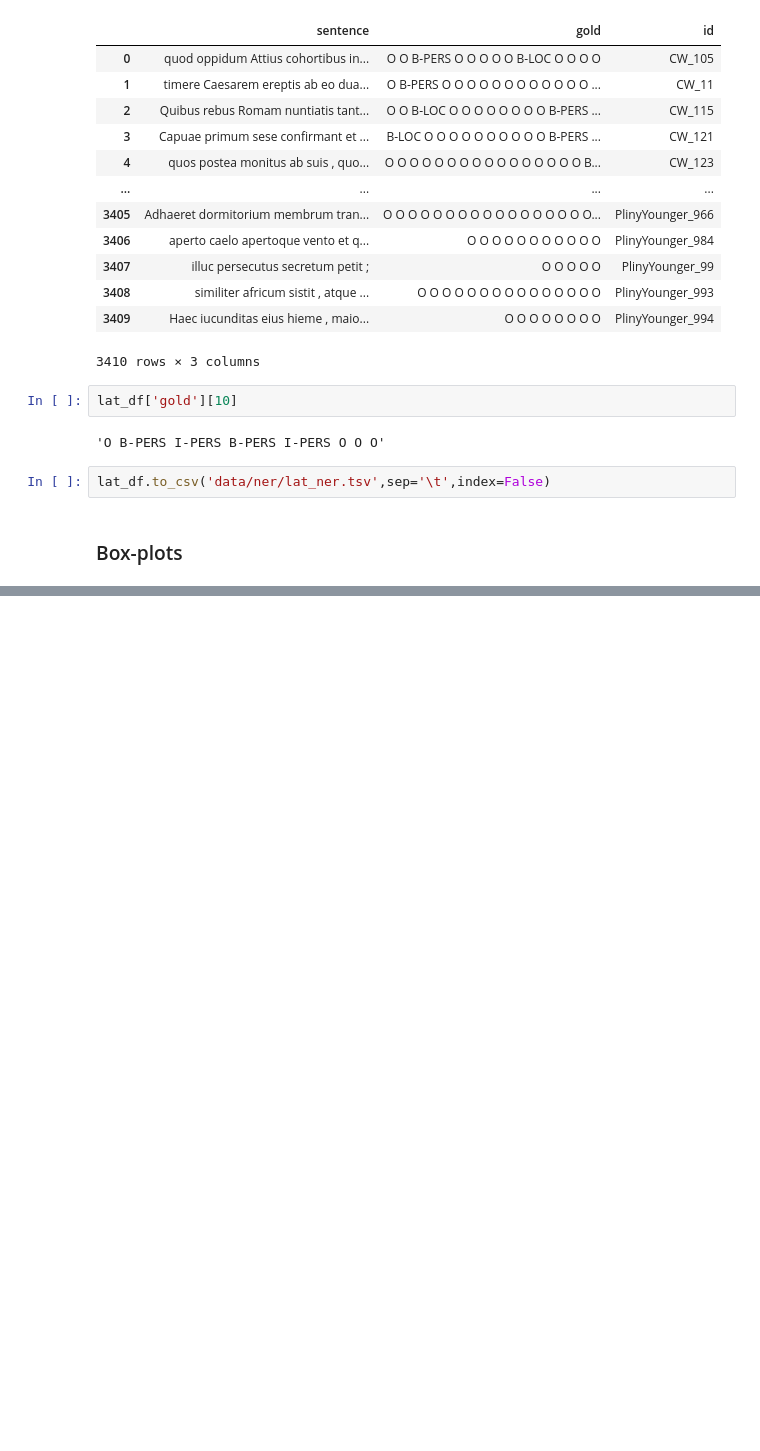
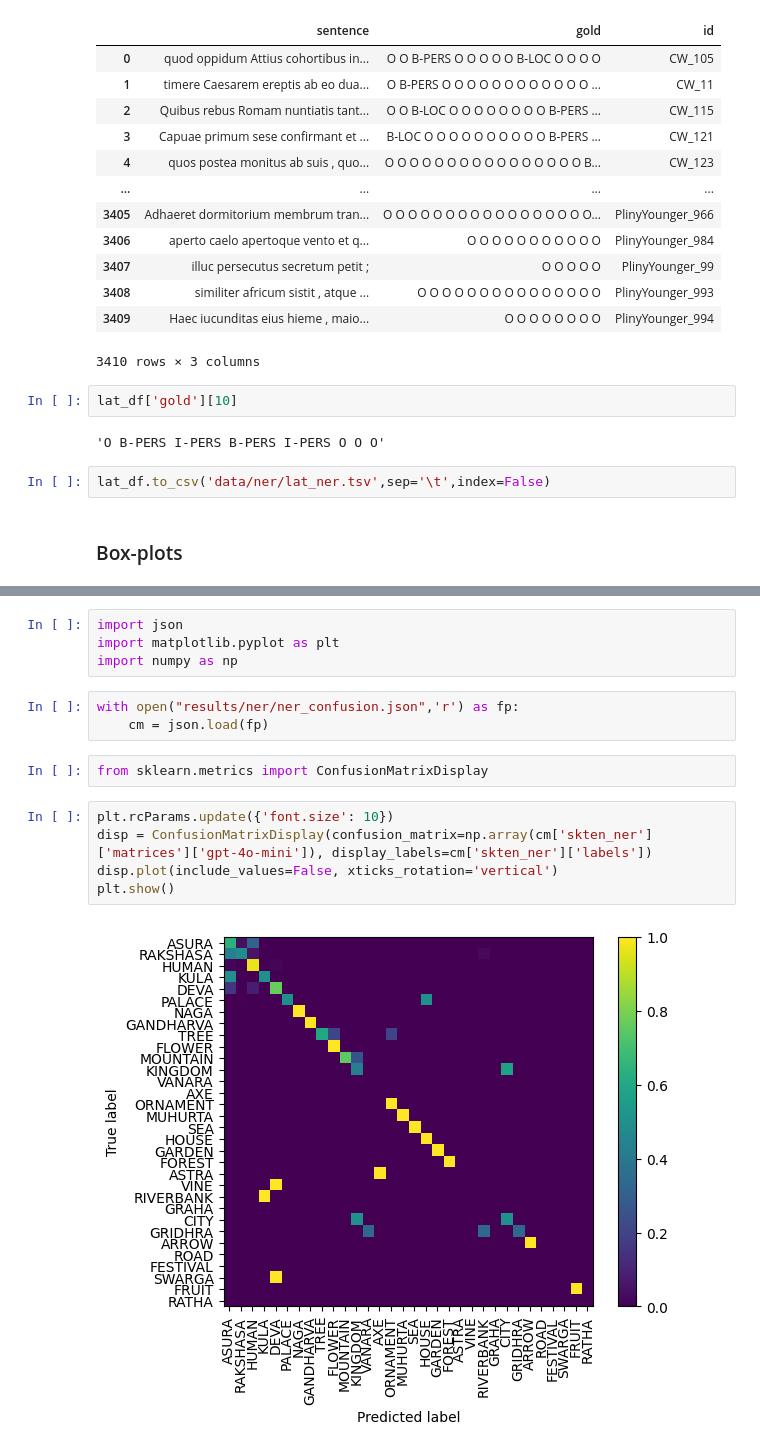
Before and after one commit to mahesh-ak/SktQA, a Jupyter notebook: Plots.ipynb, the cells around one changed output, grey strips where cells are left out. Saved outputs shown, nothing was run; the diff lists cells and outputs as text; blank space fills up the shorter version.

```diff
--- a/Plots.ipynb
+++ b/Plots.ipynb
@@ -1011,0 +1015,16 @@ plt.show()
+# %%
+import json
+import matplotlib.pyplot as plt
+import numpy as np
+# %%
+with open("results/ner/ner_confusion.json",'r') as fp:
+    cm = json.load(fp)
+# %%
+from sklearn.metrics import ConfusionMatrixDisplay
+# %%
+plt.rcParams.update({'font.size': 10})
+disp = ConfusionMatrixDisplay(confusion_matrix=np.array(cm['skten_ner']['matrices']['gpt-4o-mini']), display_labels=cm['skten_ner']['labels'])
+disp.plot(include_values=False, xticks_rotation='vertical')
+plt.show()
+# %% [output]
+[figure, added]
```
Also changed, not shown: parts of 3 cells of this notebook, 16 other files.
